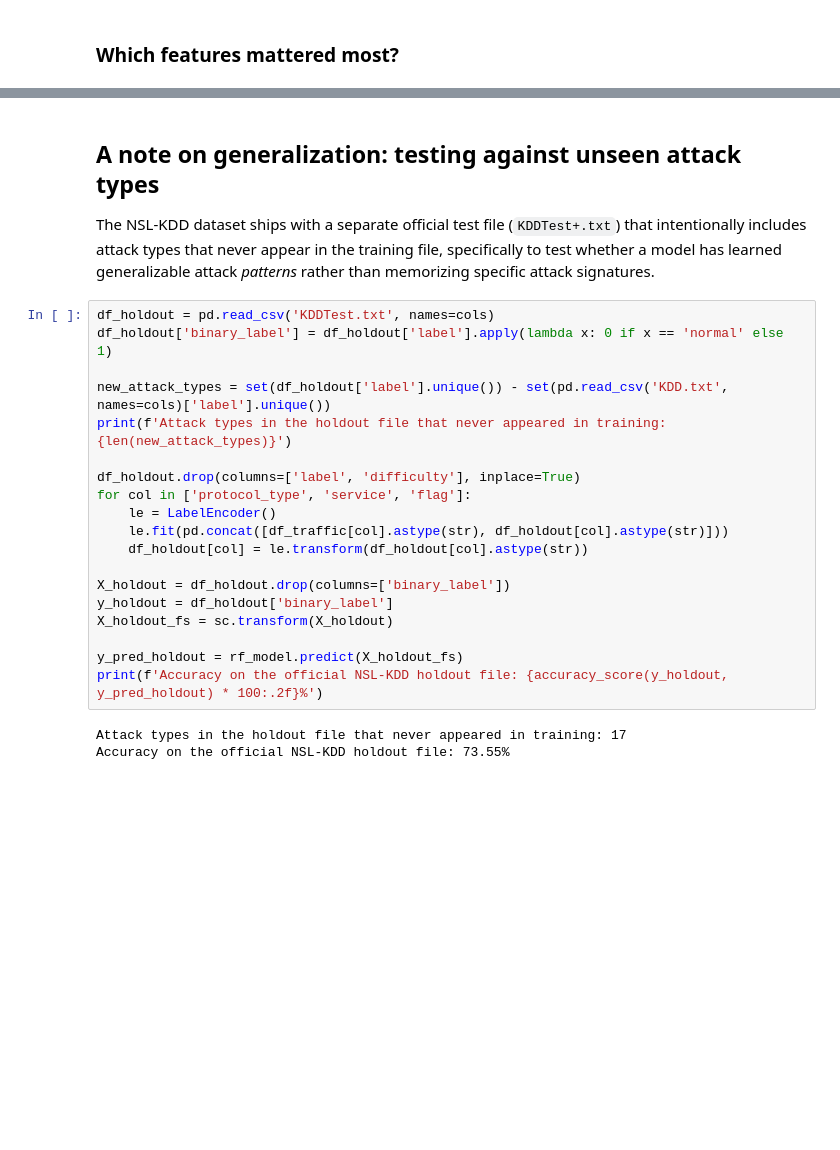
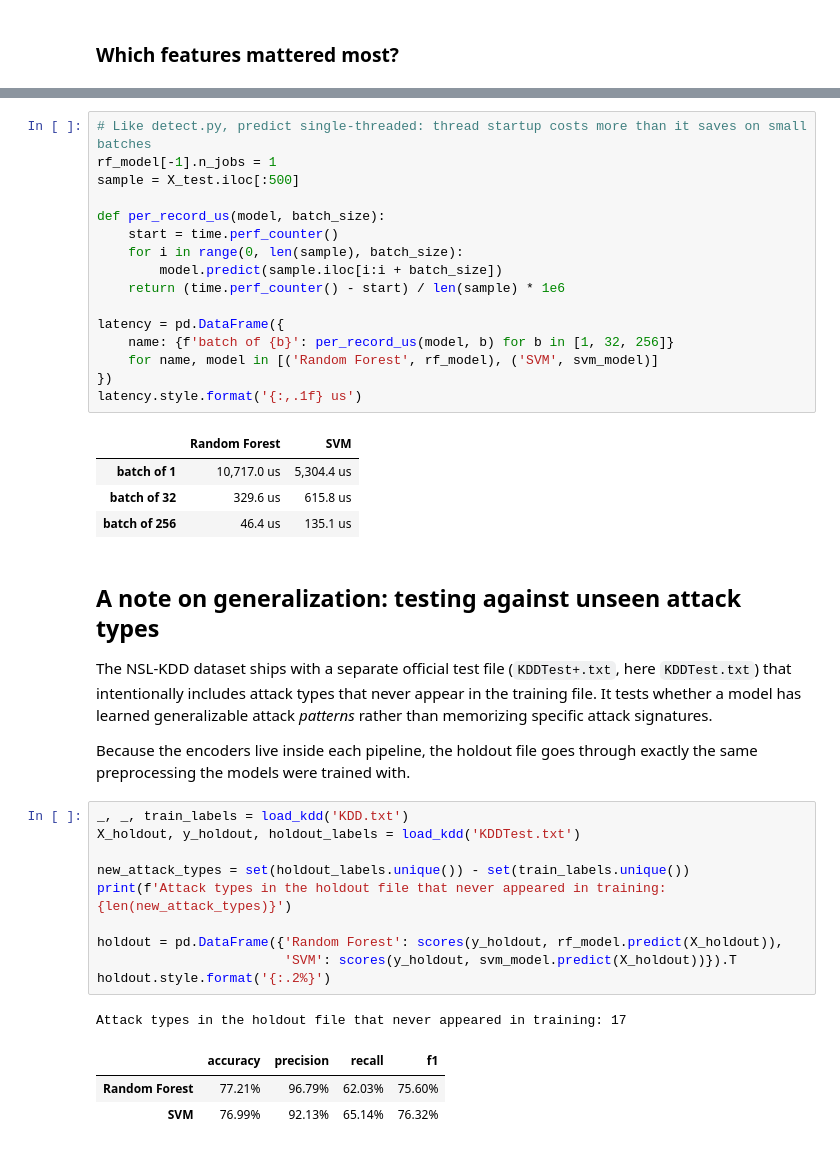
Before and after one commit to troutser/Network-intrusion-lab, a Jupyter notebook: lab_-_network_intrusion_detection.ipynb, the cells around one changed output, grey strips where cells are left out. Saved outputs shown, nothing was run; the diff lists cells and outputs as text; blank space fills up the shorter version.

```diff
--- a/lab_-_network_intrusion_detection.ipynb
+++ b/lab_-_network_intrusion_detection.ipynb
@@ -292,31 +310,48 @@ separation between normal and attack traffic.
+# %%
+# Like detect.py, predict single-threaded: thread startup costs more than it saves on small batches
+rf_model[-1].n_jobs = 1
+sample = X_test.iloc[:500]
+
+def per_record_us(model, batch_size):
+    start = time.perf_counter()
+    for i in range(0, len(sample), batch_size):
+        model.predict(sample.iloc[i:i + batch_size])
+    return (time.perf_counter() - start) / len(sample) * 1e6
+
+latency = pd.DataFrame({
+    name: {f'batch of {b}': per_record_us(model, b) for b in [1, 32, 256]}
+    for name, model in [('Random Forest', rf_model), ('SVM', svm_model)]
+})
+latency.style.format('{:,.1f} us')
+# %% [output]
+|  | Random Forest | SVM |
+| batch of 1 | 10,717.0 us | 5,304.4 us |
+| batch of 32 | 329.6 us | 615.8 us |
+| batch of 256 | 46.4 us | 135.1 us |
 # %% [markdown]
 ## A note on generalization: testing against unseen attack types
 
-The NSL-KDD dataset ships with a separate official test file (`KDDTest+.txt`) that intentionally
-includes attack types that never appear in the training file, specifically to test whether a model
-has learned generalizable attack *patterns* rather than memorizing specific attack signatures.
+The NSL-KDD dataset ships with a separate official test file (`KDDTest+.txt`, here `KDDTest.txt`)
+that intentionally includes attack types that never appear in the training file. It tests whether a
+model has learned generalizable attack *patterns* rather than memorizing specific attack signatures.
+
+Because the encoders live inside each pipeline, the holdout file goes through exactly the same
+preprocessing the models were trained with.
-# %%
-df_holdout = pd.read_csv('KDDTest.txt', names=cols)
-df_holdout['binary_label'] = df_holdout['label'].apply(lambda x: 0 if x == 'normal' else 1)
-
-new_attack_types = set(df_holdout['label'].unique()) - set(pd.read_csv('KDD.txt', names=cols)['label'].unique())
-print(f'Attack types in the holdout file that never appeared in training: {len(new_attack_types)}')
-
-df_holdout.drop(columns=['label', 'difficulty'], inplace=True)
-for col in ['protocol_type', 'service', 'flag']:
-    le = LabelEncoder()
-    le.fit(pd.concat([df_traffic[col].astype(str), df_holdout[col].astype(str)]))
-    df_holdout[col] = le.transform(df_holdout[col].astype(str))
-
-X_holdout = df_holdout.drop(columns=['binary_label'])
-y_holdout = df_holdout['binary_label']
-X_holdout_fs = sc.transform(X_holdout)
-
-y_pred_holdout = rf_model.predict(X_holdout_fs)
-print(f'Accuracy on the official NSL-KDD holdout file: {accuracy_score(y_holdout, y_pred_holdout) * 100:.2f}%')
-# %% [output]
-Attack types in the holdout file that never appeared in training: 17
-Accuracy on the official NSL-KDD holdout file: 73.55%
+# %%
+_, _, train_labels = load_kdd('KDD.txt')
+X_holdout, y_holdout, holdout_labels = load_kdd('KDDTest.txt')
+
+new_attack_types = set(holdout_labels.unique()) - set(train_labels.unique())
+print(f'Attack types in the holdout file that never appeared in training: {len(new_attack_types)}')
+
+holdout = pd.DataFrame({'Random Forest': scores(y_holdout, rf_model.predict(X_holdout)),
+                        'SVM': scores(y_holdout, svm_model.predict(X_holdout))}).T
+holdout.style.format('{:.2%}')
+# %% [output]
+Attack types in the holdout file that never appeared in training: 17
+|  | accuracy | precision | recall | f1 |
+| Random Forest | 77.21% | 96.79% | 62.03% | 75.60% |
+| SVM | 76.99% | 92.13% | 65.14% | 76.32% |
 # %% [markdown]
 ### Why is the holdout accuracy so much lower?
 
```
Also changed, not shown: parts of 27 cells of this notebook, 6 other files.
